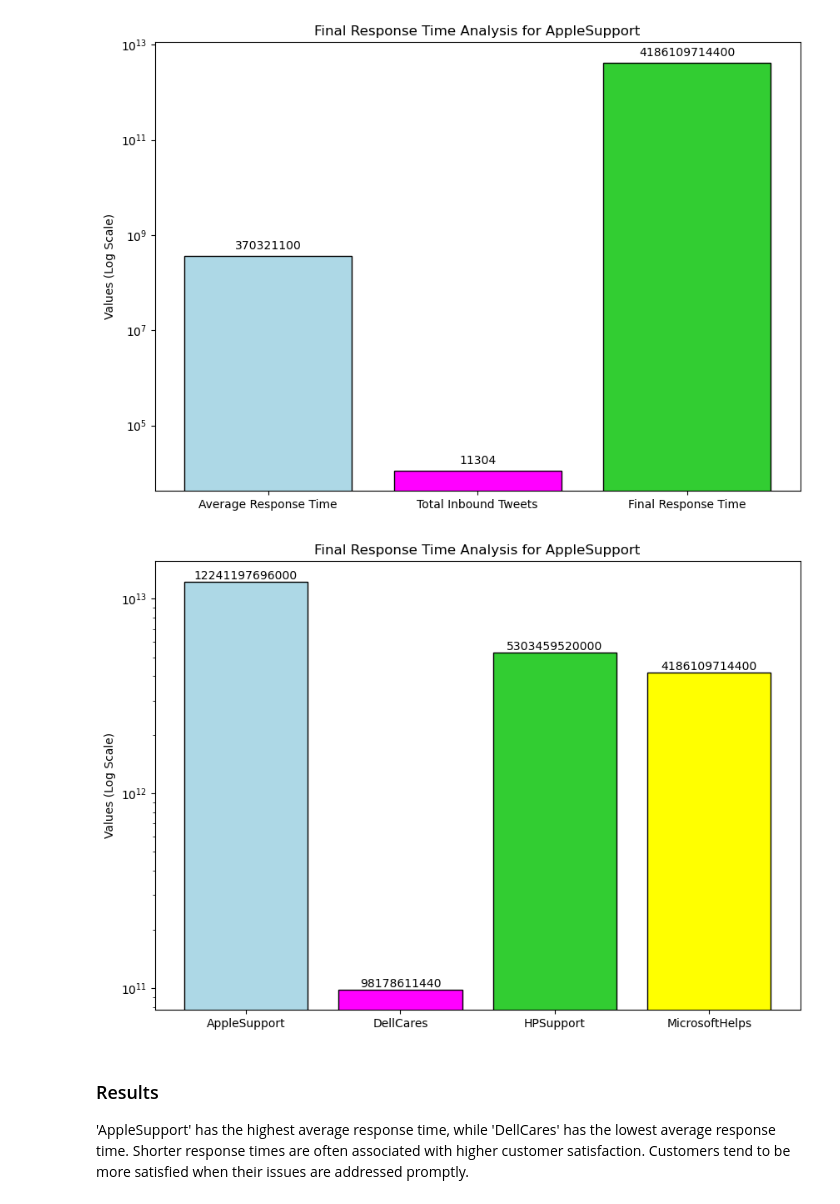
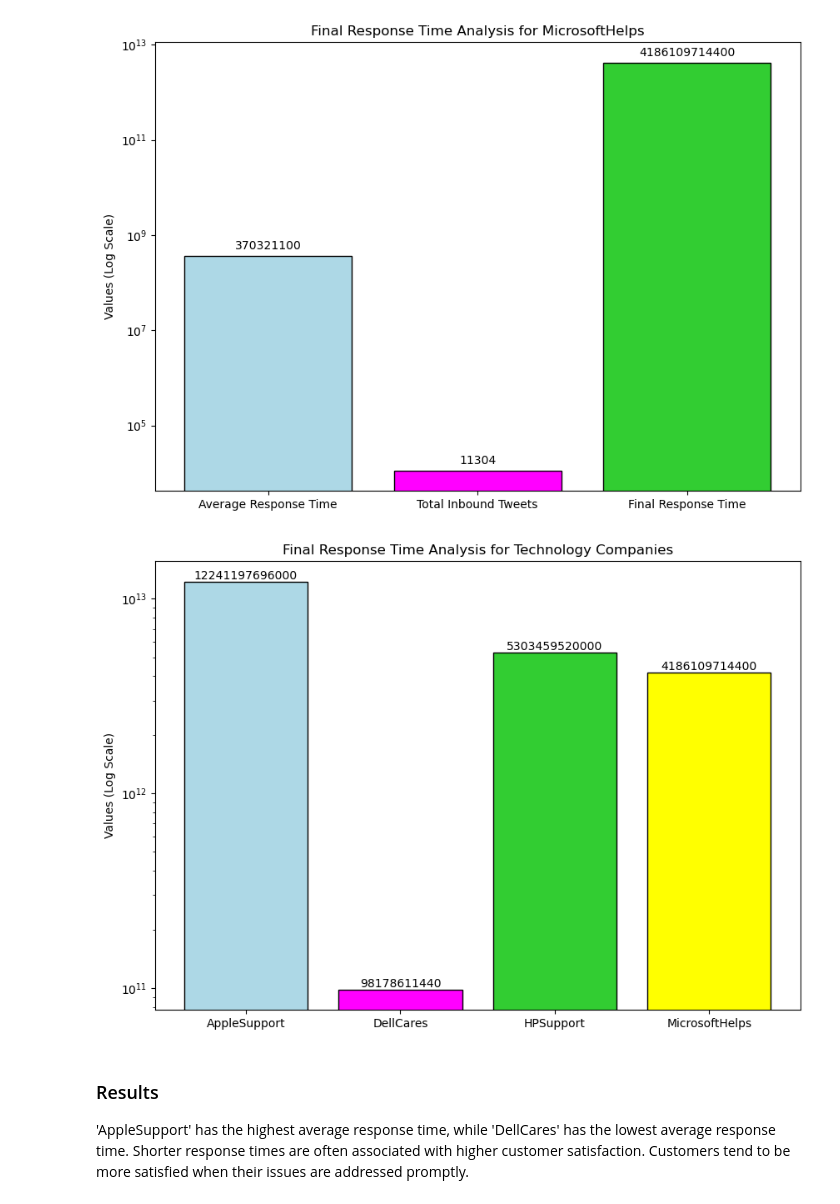
Before and after one commit to efloresz/Data-NotebookEF, a Jupyter notebook: Technology_Analysis.ipynb, the cells around one changed output. Cells and saved outputs as stored; diff of their text form; code cells hidden in the pictures.

Commit message:
fixed titles in bar charts

```diff
--- a/Technology_Analysis.ipynb
+++ b/Technology_Analysis.ipynb
@@ -261,19 +261,19 @@ plt.show()
 # %%
 categories = ['AppleSupport', 'DellCares', 'HPSupport', 'MicrosoftHelps']
 values = [final_response_time_apple, final_response_time_dell,final_response_time_hp, final_response_time_microsoft]
 
 plt.figure(figsize=(10, 7))
 plt.bar(categories, values, color=['lightblue', 'magenta', 'limegreen','yellow'],edgecolor='black')
 
 for i, v in enumerate(values):
     plt.text(i, v + 0 * v, f"{v:.0f}", ha='center', va='bottom', fontsize=10)
 
 plt.ylabel('Values (Log Scale)')
 plt.yscale('log')
-plt.title('Final Response Time Analysis for AppleSupport')
+plt.title('Final Response Time Analysis for Technology Companies')
 plt.show()
 # %% [output]
-[figure, old version]
+[figure, new version]
 # %% [markdown]
 ### Results
 
```
Also changed, not shown: parts of 4 cells of this notebook.
